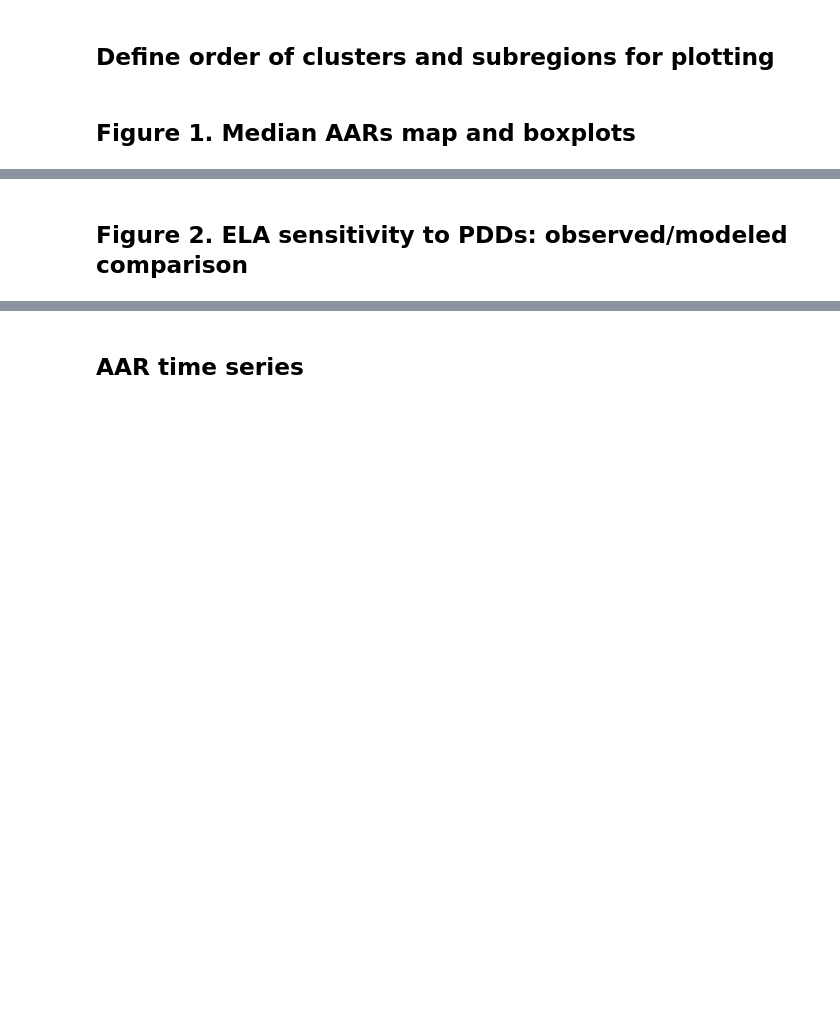
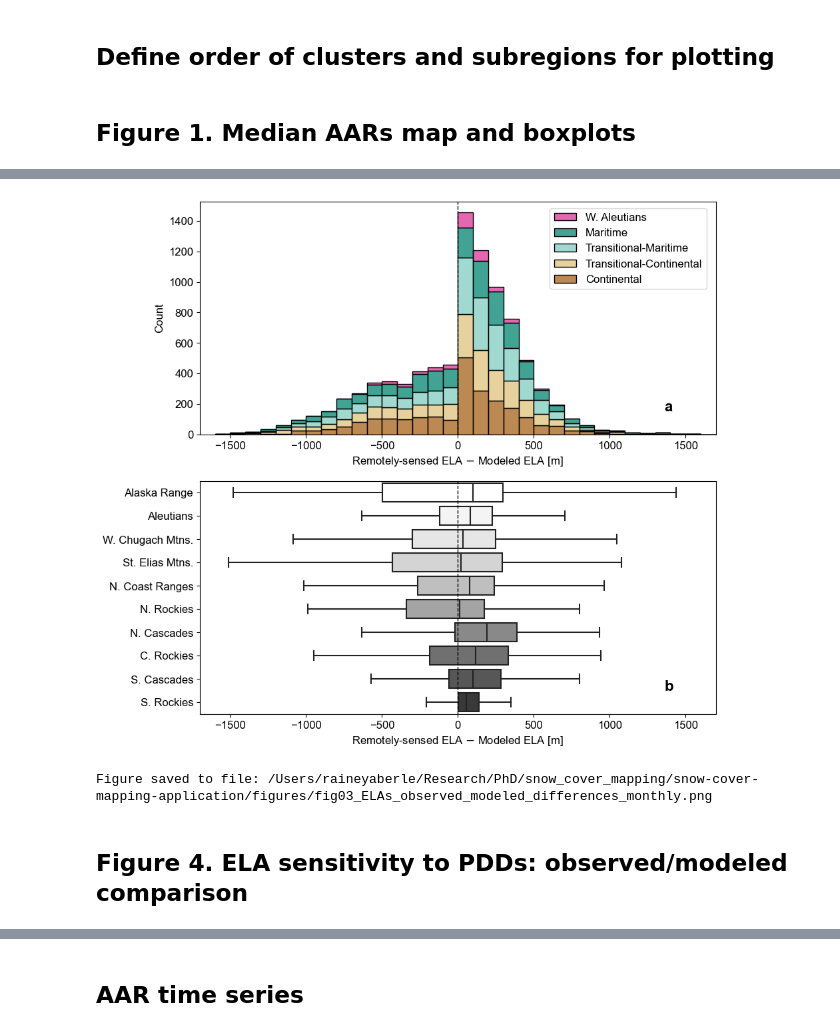
Before and after one commit to RaineyAbe/snow-cover-mapping-application, a Jupyter notebook: notebooks/6_make_figures.ipynb, the cells around one changed output, grey strips where cells are left out. Cells and saved outputs as stored; diff of their text form; code cells hidden in the pictures; blank space fills up the shorter version.

```diff
--- a/notebooks/6_make_figures.ipynb
+++ b/notebooks/6_make_figures.ipynb
@@ -229,4 +404,52 @@ print('Figure saved to file:', fig_fn)
+# %%
+# Plot
+fontsize=12
+plt.rcParams.update({'font.size':fontsize, 'font.sans-serif': 'Arial'})
+fig, ax = plt.subplots(2, 1, figsize=(10,10))
+
+# Define bins
+bins_min = np.fix(elas_merged['ELA_obs_m-ELA_mod_m'].min() / 100) * 100
+bins_max = np.round(elas_merged['ELA_obs_m-ELA_mod_m'].max() / 100) * 100
+bins = np.arange(bins_min, bins_max, step=100)
+
+# All regions histogram
+sns.histplot(data=elas_merged, x='ELA_obs_m-ELA_mod_m', bins=bins, multiple='stack',
+             hue='clustName', palette=cluster_cmap_dict, ax=ax[0])
+sns.move_legend(ax[0], "lower center", bbox_to_anchor=(0.83, 0.6), title=None)
+ax[0].set_xlabel('Remotely-sensed ELA $-$ Modeled ELA [m]')
+
+# Subregion boxplots
+# Sort by subregions order
+elas_merged['Subregion'] = pd.Categorical(elas_merged['Subregion'], list(subregions_cmap_dict_grey.keys()))
+elas_merged.sort_values(by='Subregion', inplace=True)
+elas_merged.reset_index(drop=True, inplace=True)
+sns.boxplot(data=elas_merged, x='ELA_obs_m-ELA_mod_m', y='Subregion', orient='h',
+            color='Subregion', palette=subregions_cmap_dict_grey, ax=ax[1], showfliers=False)
+ax[1].set_ylabel('')
+ax[1].set_xlabel('Remotely-sensed ELA $-$ Modeled ELA [m]')
+
+# Add text labels
+text_labels = ['a', 'b']
+for i, axis in enumerate(ax):
+    axis.set_xlim(-1700, 1700)
+    axis.text((axis.get_xlim()[1] - axis.get_xlim()[0]) * 0.9 + axis.get_xlim()[0],
+              (axis.get_ylim()[1] - axis.get_ylim()[0]) * 0.1 + axis.get_ylim()[0],
+              text_labels[i], fontweight='bold', fontsize=fontsize+4)
+    axis.axvline(0, linestyle='--', linewidth=1, color='k')
+
+plt.show()
+
+# Save figure
+if temp_res=='monthly':
+    fig_fn = os.path.join(figures_out_path, 'fig03_ELAs_observed_modeled_differences_monthly.png')
+elif temp_res=='annual':
+    fig_fn = os.path.join(figures_out_path, 'fig03_ELAs_observed_modeled_differences_annual.png')
+fig.savefig(fig_fn, dpi=300, bbox_inches='tight')
+print('Figure saved to file:', fig_fn)
+# %% [output]
+[figure, added]
+Figure saved to file: /Users/raineyaberle/Research/PhD/snow_cover_mapping/snow-cover-mapping-application/figures/fig03_ELAs_observed_modeled_differences_monthly.png
 # %% [markdown]
-## Figure 2. ELA sensitivity to PDDs: observed/modeled comparison
+## Figure 4. ELA sensitivity to PDDs: observed/modeled comparison
 # %%
 # Load linear fits for observed and modeled ELAs
```
Also changed, not shown: parts of 13 cells of this notebook, 1 other file.
